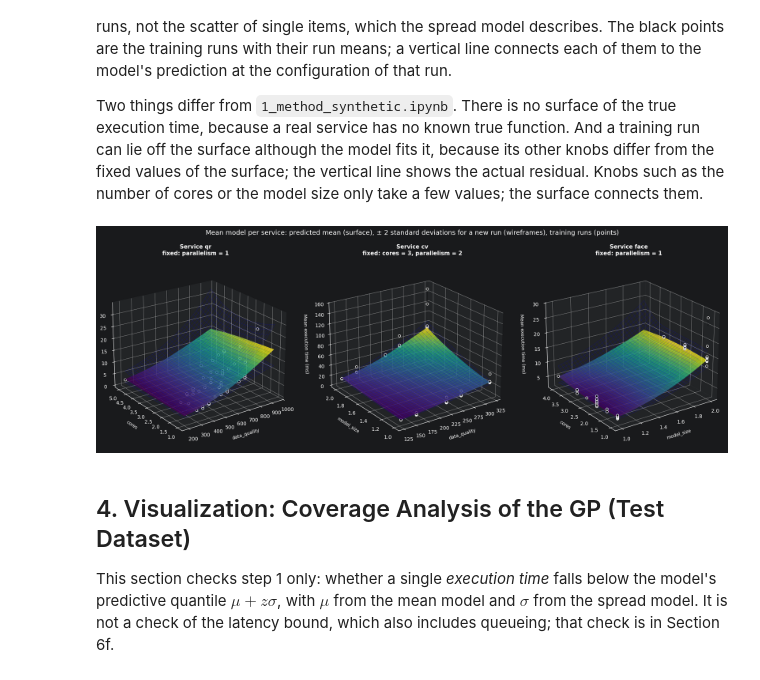
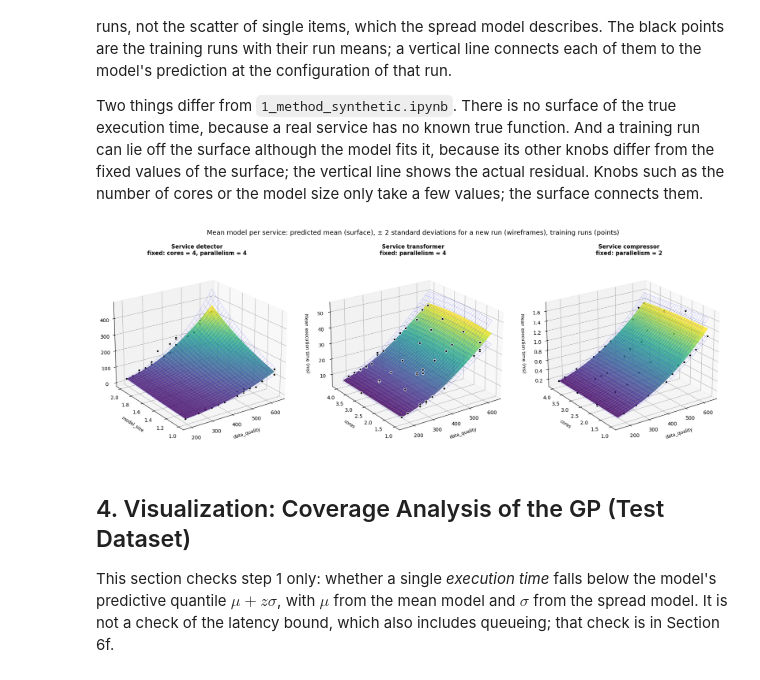
Before and after one commit to borissedlak/composable-autonomous-offerings, a Jupyter notebook: notebooks/tsc/1_method_real.ipynb, the cells around one changed output. Cells and saved outputs as stored; diff of their text form; code cells hidden in the pictures.

Commit message:
switch 1_method_real to the second testbed campaign (b1-vision-1-single)
Co-Authored-By: Claude Opus 5.5 <noreply@anthropic.com>

```diff
--- a/notebooks/tsc/1_method_real.ipynb
+++ b/notebooks/tsc/1_method_real.ipynb
@@ -63,7 +69,7 @@ z_score = norm.ppf(1 - alpha)
 p_str = f"{(1 - alpha) * 100:.2f}".rstrip('0').rstrip('.')   # percentile label, e.g. '95'
 
 # Chain, workload and ground truth
-experiment = "04e-chain-qr-cv-face"   # the evaluated chain of the campaign: QR-code detector -> object detector -> face detector
+experiment = "b1-vision-1-single"   # the evaluated chain of the second campaign: object detector -> image transformer -> image compressor, one worker each
 utilization = 0.5         # every run of the chain gets the arrival rate at which its busiest service is busy for this share of the time
 n_train = 50              # training runs per service
 n_sim_items = 5000        # items per emulated run of the ground truth
@@ -197,37 +205,37 @@ differ from the fixed values of the surface; the vertical line shows the actual
 cores or the model size only take a few values; the surface connects them.
 # %%
 # Mean model of every service over two of its knobs (configuration_grid in pegasus/real_data.py); the other knobs are fixed
-surface_knobs = {"qr": ("data_quality", "cores"), "cv": ("data_quality", "model_size"), "face": ("model_size", "cores")}
+surface_knobs = {"detector": ("data_quality", "model_size"), "transformer": ("data_quality", "cores"), "compressor": ("data_quality", "cores")}
 knob_names = feature_names(experiment)   # per service: the names of the columns of its configurations
 fig = plt.figure(figsize=(18, 6), dpi=100)
 for idx, s_name in enumerate(service_names, 1):
     knob_a, knob_b = surface_knobs[s_name]
     grid_a, grid_b, x_grid, fixed = configuration_grid(X_train[s_name], knob_names[s_name], knob_a, knob_b)
     model = gp_models[s_name]
     surface = lambda shift: 1e3 * model.mean(x_grid, shift).reshape(grid_a.shape)   # ms
     ax = fig.add_subplot(1, 3, idx, projection='3d')
     ax.plot_surface(grid_a, grid_b, surface(0.0), cmap='viridis', alpha=0.8, edgecolor='none')
     ax.plot_wireframe(grid_a, grid_b, surface(+2.0), color='blue', linewidth=0.5, alpha=0.3)
     ax.plot_wireframe(grid_a, grid_b, surface(-2.0), color='blue', linewidth=0.5, alpha=0.3)
 
     # training runs: their run means, with the residual to the model's prediction at their own configuration
     train_a, train_b = X_train[s_name][:, knob_names[s_name].index(knob_a)], X_train[s_name][:, knob_names[s_name].index(knob_b)]
     observed, predicted = 1e3 * y_train_dict[s_name], 1e3 * model.mean(X_train[s_name])
     for x_a, x_b, y_o, y_p in zip(train_a, train_b, observed, predicted):
         ax.plot([x_a, x_a], [x_b, x_b], [y_p, y_o], color='black', alpha=0.4, linewidth=0.8)
     ax.scatter(train_a, train_b, observed, color='black', s=22, edgecolors='white', alpha=1.0, zorder=10)
 
     ax.set_title(f"Service {s_name}\nfixed: " + ", ".join(f"{name} = {value:g}" for name, value in fixed.items()), fontsize=11, fontweight='bold')
     ax.set_xlabel(knob_a, fontsize=9, labelpad=8)
     ax.set_ylabel(knob_b, fontsize=9, labelpad=8)
     ax.set_zlabel("Mean execution time (ms)", fontsize=9, labelpad=8)
     ax.view_init(elev=22, azim=-125)
 plt.suptitle("Mean model per service: predicted mean (surface), ± 2 standard deviations for a new run (wireframes), training runs (points)",
              fontsize=13, y=1.03)
 plt.tight_layout()
 plt.show()
 # %% [output]
-[figure, old version]
+[figure, new version]
 # %% [markdown]
 ## 4. Visualization: Coverage Analysis of the GP (Test Dataset)
 
```
Also changed, not shown: parts of 18 cells of this notebook, 1 other file.
